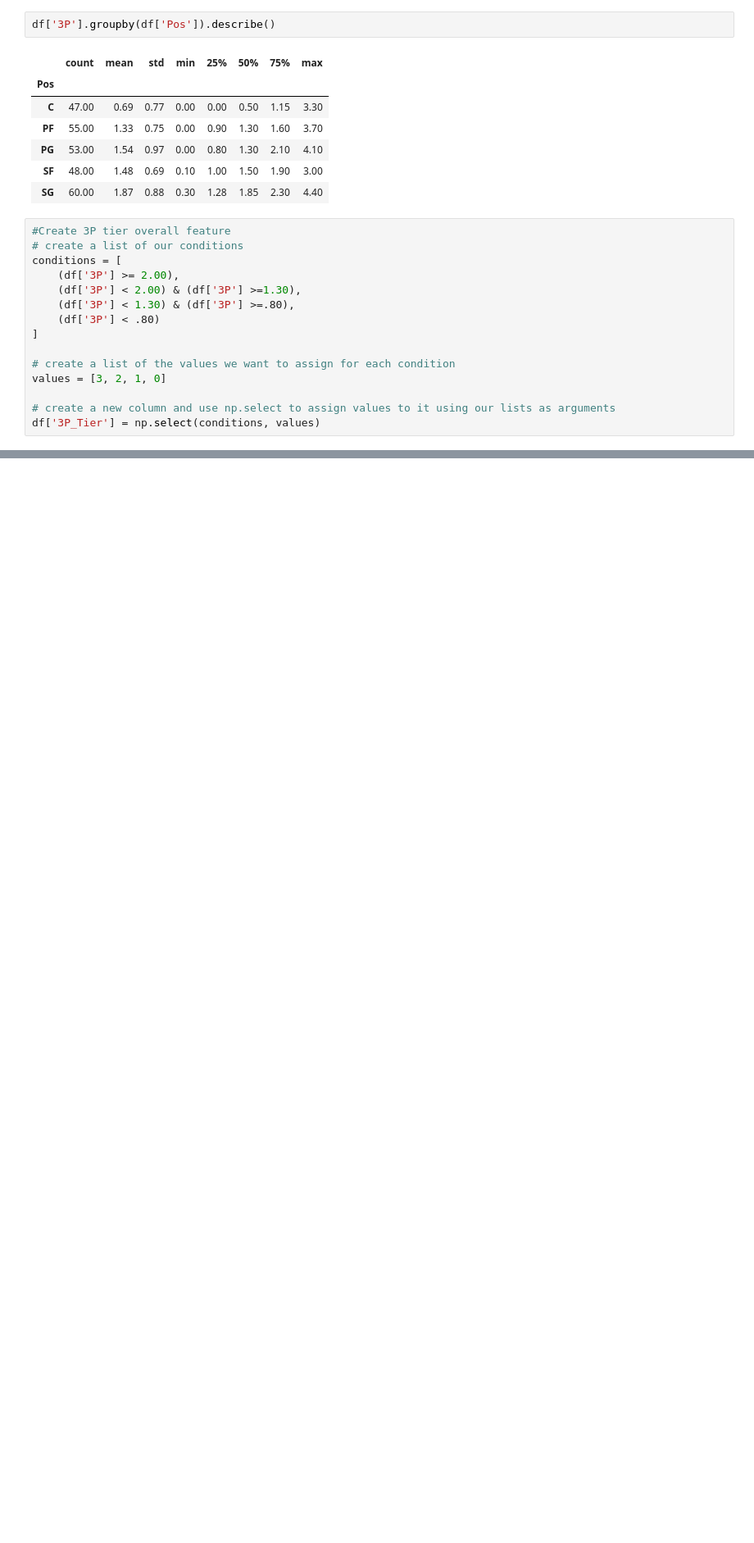
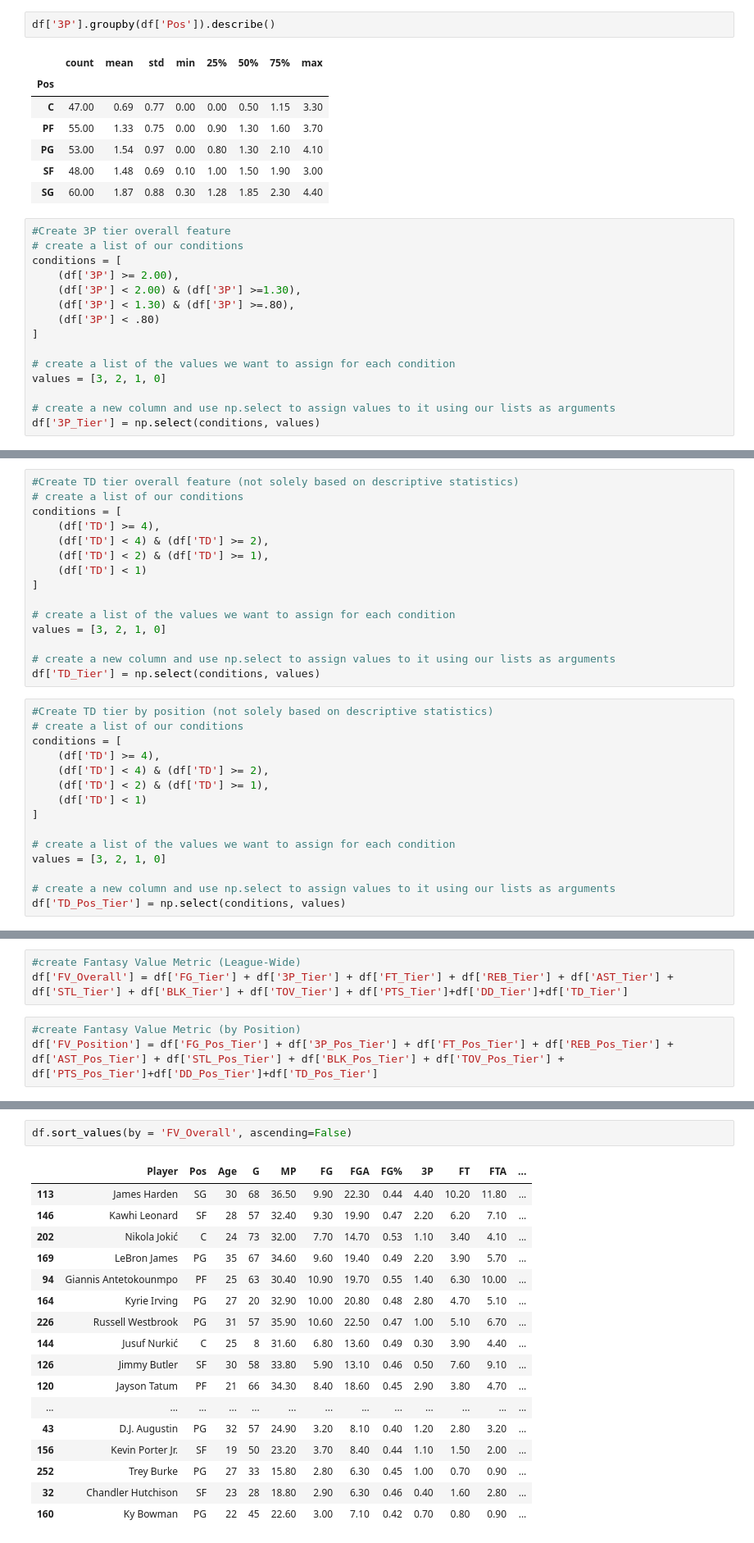
Before and after one commit to KenHoffman95/Fantasy-Basketball-Preseason-Analysis-2020, a Jupyter notebook: Data Cleaning, Feature Engineering and EDA Pt. 2.ipynb, the cells around one changed output, grey strips where cells are left out. Shown at 82% size. Cells and saved outputs as stored; diff of their text form; blank space fills up the shorter version.

```diff
--- a/Data Cleaning, Feature Engineering and EDA Pt. 2.ipynb
+++ b/Data Cleaning, Feature Engineering and EDA Pt. 2.ipynb
@@ -242,0 +906,30 @@ df.head(25)
+# %%
+#Create TD tier overall feature (not solely based on descriptive statistics)
+# create a list of our conditions
+conditions = [
+    (df['TD'] >= 4),
+    (df['TD'] < 4) & (df['TD'] >= 2),
+    (df['TD'] < 2) & (df['TD'] >= 1),
+    (df['TD'] < 1)
+]
+
+# create a list of the values we want to assign for each condition
+values = [3, 2, 1, 0]
+
+# create a new column and use np.select to assign values to it using our lists as arguments
+df['TD_Tier'] = np.select(conditions, values)
+# %%
+#Create TD tier by position (not solely based on descriptive statistics)
+# create a list of our conditions
+conditions = [
+    (df['TD'] >= 4),
+    (df['TD'] < 4) & (df['TD'] >= 2),
+    (df['TD'] < 2) & (df['TD'] >= 1),
+    (df['TD'] < 1)
+]
+
+# create a list of the values we want to assign for each condition
+values = [3, 2, 1, 0]
+
+# create a new column and use np.select to assign values to it using our lists as arguments
+df['TD_Pos_Tier'] = np.select(conditions, values)
@@ -242,0 +947,6 @@ df.head(25)
+# %%
+#create Fantasy Value Metric (League-Wide)
+df['FV_Overall'] = df['FG_Tier'] + df['3P_Tier'] + df['FT_Tier'] + df['REB_Tier'] + df['AST_Tier'] + df['STL_Tier'] + df['BLK_Tier'] + df['TOV_Tier'] + df['PTS_Tier']+df['DD_Tier']+df['TD_Tier']
+# %%
+#create Fantasy Value Metric (by Position)
+df['FV_Position'] = df['FG_Pos_Tier'] + df['3P_Pos_Tier'] + df['FT_Pos_Tier'] + df['REB_Pos_Tier'] + df['AST_Pos_Tier'] + df['STL_Pos_Tier'] + df['BLK_Pos_Tier'] + df['TOV_Pos_Tier'] + df['PTS_Pos_Tier']+df['DD_Pos_Tier']+df['TD_Pos_Tier']
@@ -242,0 +962,20 @@ df.head(25)
+# %%
+df.sort_values(by = 'FV_Overall', ascending=False)
+# %% [output]
+|  | Player | Pos | Age | G | MP | FG | FGA | FG% | 3P | FT | FTA | ... |
+| 113 | James Harden | SG | 30 | 68 | 36.50 | 9.90 | 22.30 | 0.44 | 4.40 | 10.20 | 11.80 | ... |
+| 146 | Kawhi Leonard | SF | 28 | 57 | 32.40 | 9.30 | 19.90 | 0.47 | 2.20 | 6.20 | 7.10 | ... |
+| 202 | Nikola Jokić | C | 24 | 73 | 32.00 | 7.70 | 14.70 | 0.53 | 1.10 | 3.40 | 4.10 | ... |
+| 169 | LeBron James | PG | 35 | 67 | 34.60 | 9.60 | 19.40 | 0.49 | 2.20 | 3.90 | 5.70 | ... |
+| 94 | Giannis Antetokounmpo | PF | 25 | 63 | 30.40 | 10.90 | 19.70 | 0.55 | 1.40 | 6.30 | 10.00 | ... |
+| 164 | Kyrie Irving | PG | 27 | 20 | 32.90 | 10.00 | 20.80 | 0.48 | 2.80 | 4.70 | 5.10 | ... |
+| 226 | Russell Westbrook | PG | 31 | 57 | 35.90 | 10.60 | 22.50 | 0.47 | 1.00 | 5.10 | 6.70 | ... |
+| 144 | Jusuf Nurkić | C | 25 | 8 | 31.60 | 6.80 | 13.60 | 0.49 | 0.30 | 3.90 | 4.40 | ... |
+| 126 | Jimmy Butler | SF | 30 | 58 | 33.80 | 5.90 | 13.10 | 0.46 | 0.50 | 7.60 | 9.10 | ... |
+| 120 | Jayson Tatum | PF | 21 | 66 | 34.30 | 8.40 | 18.60 | 0.45 | 2.90 | 3.80 | 4.70 | ... |
+| ... | ... | ... | ... | ... | ... | ... | ... | ... | ... | ... | ... | ... |
+| 43 | D.J. Augustin | PG | 32 | 57 | 24.90 | 3.20 | 8.10 | 0.40 | 1.20 | 2.80 | 3.20 | ... |
+| 156 | Kevin Porter Jr. | SF | 19 | 50 | 23.20 | 3.70 | 8.40 | 0.44 | 1.10 | 1.50 | 2.00 | ... |
+| 252 | Trey Burke | PG | 27 | 33 | 15.80 | 2.80 | 6.30 | 0.45 | 1.00 | 0.70 | 0.90 | ... |
+| 32 | Chandler Hutchison | SF | 23 | 28 | 18.80 | 2.90 | 6.30 | 0.46 | 0.40 | 1.60 | 2.80 | ... |
+| 160 | Ky Bowman | PG | 22 | 45 | 22.60 | 3.00 | 7.10 | 0.42 | 0.70 | 0.80 | 0.90 | ... |
```
Also changed, not shown: parts of 50 cells of this notebook, 1 other file.
